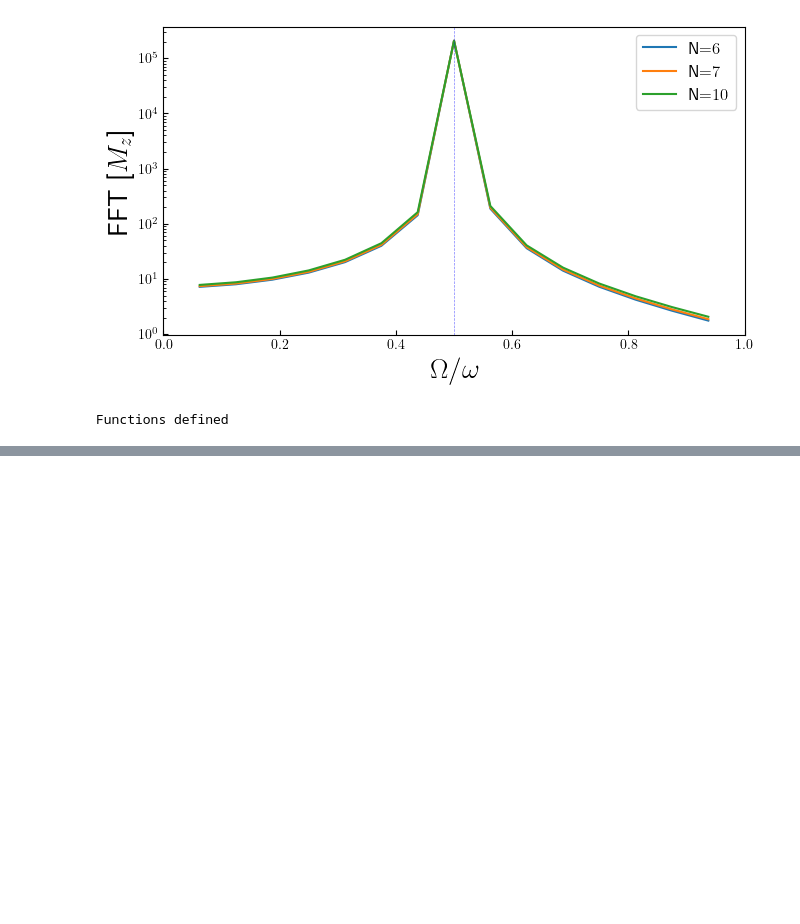
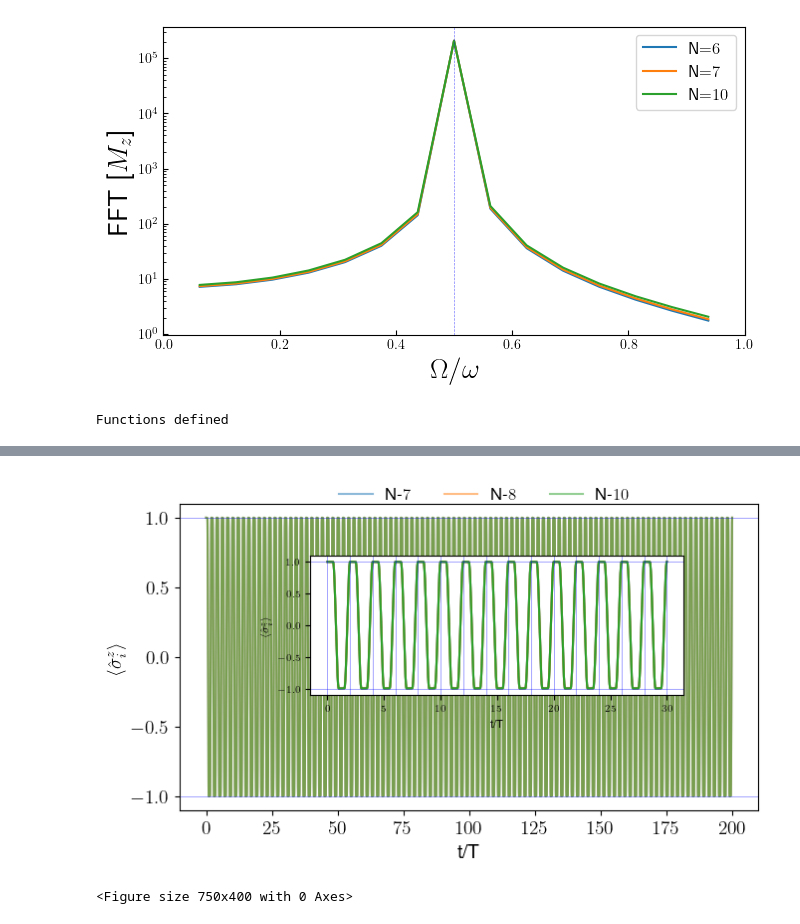
Before and after one commit to rahmahi/Impure_Flat-band, a Jupyter notebook: impure_fb_DTC.ipynb, the cells around one changed output, grey strips where cells are left out. Saved outputs shown, nothing was run; the diff lists cells and outputs as text; code cells hidden in the pictures; blank space fills up the shorter version.

```diff
--- a/impure_fb_DTC.ipynb
+++ b/impure_fb_DTC.ipynb
@@ -834,0 +826,56 @@ plt.show()
+# %%
+from mpl_toolkits.axes_grid1.inset_locator import inset_axes
+
+# Main plot: up to 30 time periods
+main_time_period = 30
+main_times = np.linspace(0, main_time_period * T, main_time_period * 50 + 1, endpoint=True)
+
+plt.rcParams.update({"figure.figsize": (7.5, 4), "text.usetex": True, "font.size": 14})
+
+fig, ax1 = plt.subplots(figsize=(7.5, 4))
+
+for i, N in enumerate(Ns):
+    #ax1.plot(main_times/T, data_tfim_p_fb[i][0][:len(main_times)], label = fr"N-${N}$")
+    ax1.plot(inset_times/T, data_tfim_p_fb[i][0][:len(inset_times)], label=fr"N-${N}$", alpha = 0.5)
+
+ax1.set_xlabel('t/T')
+ax1.set_ylabel(r'$\langle \hat{\sigma}^z_i \rangle$')
+ax1.legend(frameon=False, fontsize=12, ncol=4, loc='upper left', bbox_to_anchor=(0.25, 1.1))
+ax1.axhline(y=1, color='blue', alpha=0.5, lw=0.5)
+ax1.axhline(y=-1, color='blue', alpha=0.5, lw=0.5)
+
+# Insert inset plot: up to 200 time periods
+inset_time_period = 200
+inset_times = np.linspace(0, inset_time_period * T, inset_time_period * 50 + 1, endpoint=True)
+
+# [left, bottom, width, height] in figure coordinates (0-1)
+ax2 = fig.add_axes([0.65, 0.65, 0.2, 0.2])
+
+# 4. Plot data in the inset
+# You can adjust the position and size of the inset by changing the [left, bottom, width, height] values.
+# For example, to increase the distance from the right and top borders, use smaller left and bottom values:
+ax2.set_position([0.3, 0.40, 0.5, 0.35])  # [left, bottom, width, height]
+
+for i, N in enumerate(Ns):
+    #ax2.plot(inset_times/T, data_tfim_p_fb[i][0][:len(inset_times)], label=fr"N-${N}$", alpha = 0.5)
+    ax2.plot(main_times/T, data_tfim_p_fb[i][0][:len(main_times)], label = fr"N-${N}$")
+
+for i in np.arange(0, int(main_times[-1]/T)+1, 2):
+    ax2.axvline(x=i, color='blue', alpha=0.5, lw=0.5)
+
+ax2.axhline(y=1, color='blue', alpha=0.5, lw=0.5)
+ax2.axhline(y=-1, color='blue', alpha=0.5, lw=0.5)
+
+#ax2.set_title("Inset: up to 200 T", fontsize=10)
+ax2.set_xlabel('t/T', fontsize=8)
+ax2.set_ylabel(r'$\langle \hat{\sigma}^z_i \rangle$', fontsize=8)
+ax2.tick_params(axis='both', which='both', labelsize=7)
+
+# 5. Display the plot
+plt.show()
+
+plt.savefig(fr"DTC_mag_inset_er={er}_J={J}_g={g}.pdf", bbox_inches='tight')
+plt.show()
+# %% [output]
+[figure, added]
+<Figure size 750x400 with 0 Axes>
```
Also changed, not shown: parts of 5 cells of this notebook, 3 other files.
